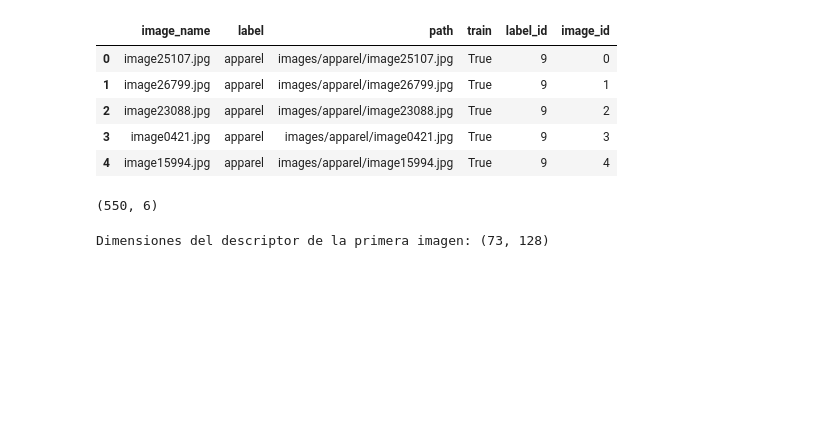
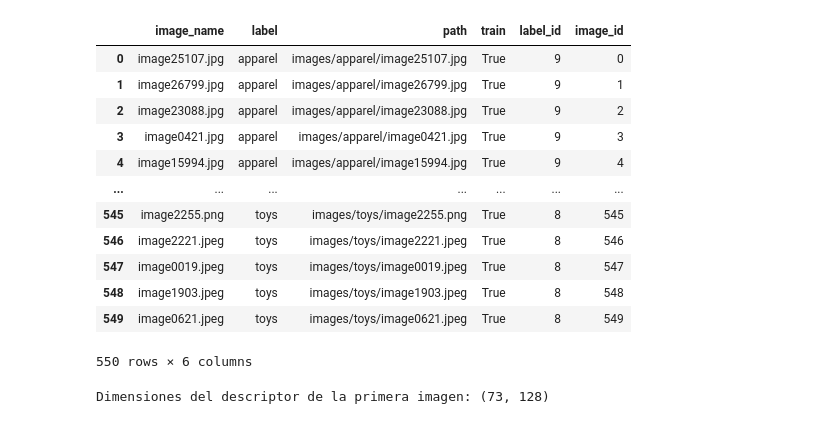
Before and after one commit to IgnacioGarciaLuengo/CBIR, a Jupyter notebook: clasificacion_imagenes_cifra10.ipynb, the cells around one changed output. Saved outputs shown, nothing was run; the diff lists cells and outputs as text; code cells hidden in the pictures; blank space fills up the shorter version.

```diff
--- a/clasificacion_imagenes_cifra10.ipynb
+++ b/clasificacion_imagenes_cifra10.ipynb
@@ -1,25 +1,28 @@
 # %%
 import pandas as pd
 import numpy as np
 import matplotlib.pyplot as plt
 import cv2
 
 %reload_ext autoreload
 from utils import load_images, load_features, save_features
 
-images_paths, images = load_images(True)
-images_paths.head()
+images_paths_train, images_train = load_images(True)
+images_paths_train
 # %% [output]
 |  | image_name | label | path | train | label_id | image_id |
 | 0 | image25107.jpg | apparel | images/apparel/image25107.jpg | True | 9 | 0 |
 | 1 | image26799.jpg | apparel | images/apparel/image26799.jpg | True | 9 | 1 |
 | 2 | image23088.jpg | apparel | images/apparel/image23088.jpg | True | 9 | 2 |
 | 3 | image0421.jpg | apparel | images/apparel/image0421.jpg | True | 9 | 3 |
 | 4 | image15994.jpg | apparel | images/apparel/image15994.jpg | True | 9 | 4 |
+| ... | ... | ... | ... | ... | ... | ... |
+| 545 | image2255.png | toys | images/toys/image2255.png | True | 8 | 545 |
+| 546 | image2221.jpeg | toys | images/toys/image2221.jpeg | True | 8 | 546 |
+| 547 | image0019.jpeg | toys | images/toys/image0019.jpeg | True | 8 | 547 |
+| 548 | image1903.jpeg | toys | images/toys/image1903.jpeg | True | 8 | 548 |
+| 549 | image0621.jpeg | toys | images/toys/image0621.jpeg | True | 8 | 549 |
+550 rows × 6 columns
-# %%
-images_paths.shape
-# %% [output]
-(550, 6)
 # %%
 # Función para convertir imágenes a escala de grises y aplicar SIFT
 def convert_to_gray_and_apply_sift(images):
```
Also changed, not shown: parts of 8 cells of this notebook.
